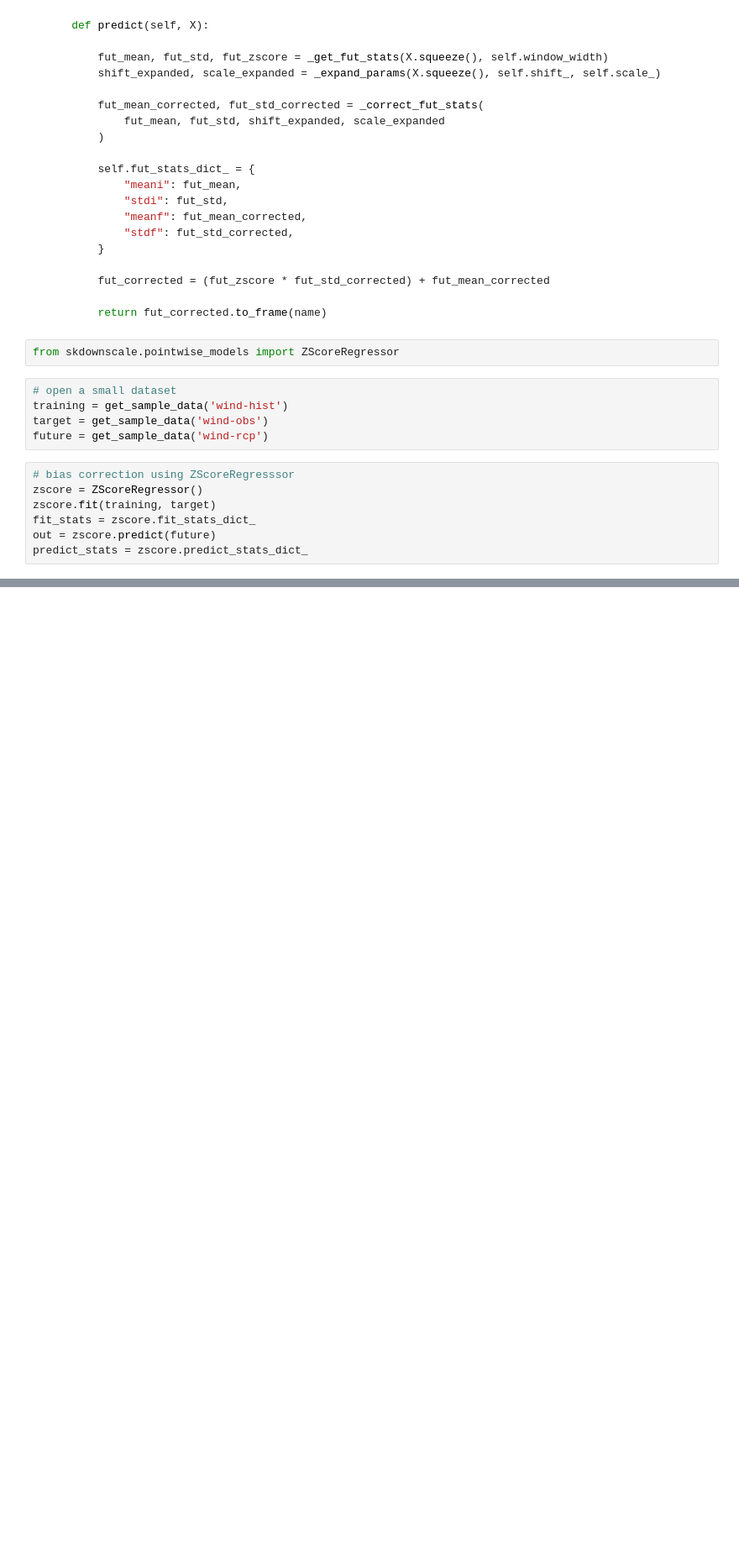
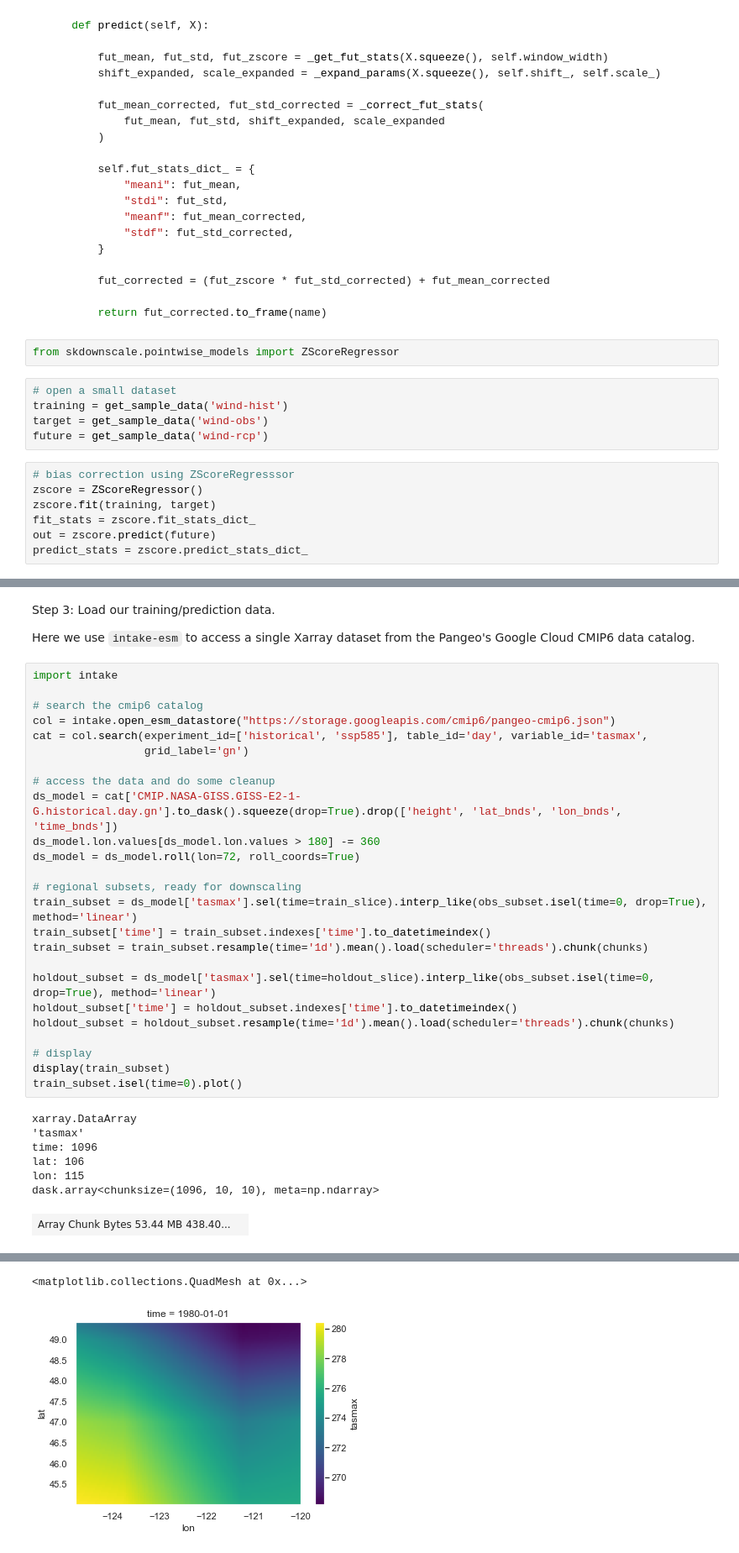
Before and after one commit to pangeo-data/scikit-downscale, a Jupyter notebook: examples/2020ECAHM-scikit-downscale.ipynb, the cells around one changed output, grey strips where cells are left out. Shown at 84% size. Saved outputs shown, nothing was run; the diff lists cells and outputs as text; blank space fills up the shorter version.

```diff
--- a/examples/2020ECAHM-scikit-downscale.ipynb
+++ b/examples/2020ECAHM-scikit-downscale.ipynb
@@ -302,0 +411,37 @@ TODO: JJH
+# %% [markdown]
+Step 3: Load our training/prediction data.
+
+Here we use `intake-esm` to access a single Xarray dataset from the Pangeo's Google Cloud CMIP6 data catalog.
+# %%
+import intake
+
+# search the cmip6 catalog
+col = intake.open_esm_datastore("https://storage.googleapis.com/cmip6/pangeo-cmip6.json")
+cat = col.search(experiment_id=['historical', 'ssp585'], table_id='day', variable_id='tasmax',
+                 grid_label='gn')
+
+# access the data and do some cleanup
+ds_model = cat['CMIP.NASA-GISS.GISS-E2-1-G.historical.day.gn'].to_dask().squeeze(drop=True).drop(['height', 'lat_bnds', 'lon_bnds', 'time_bnds'])
+ds_model.lon.values[ds_model.lon.values > 180] -= 360
+ds_model = ds_model.roll(lon=72, roll_coords=True)
+
+# regional subsets, ready for downscaling
+train_subset = ds_model['tasmax'].sel(time=train_slice).interp_like(obs_subset.isel(time=0, drop=True), method='linear')
+train_subset['time'] = train_subset.indexes['time'].to_datetimeindex()
+train_subset = train_subset.resample(time='1d').mean().load(scheduler='threads').chunk(chunks)
+
+holdout_subset = ds_model['tasmax'].sel(time=holdout_slice).interp_like(obs_subset.isel(time=0, drop=True), method='linear')
+holdout_subset['time'] = holdout_subset.indexes['time'].to_datetimeindex()
+holdout_subset = holdout_subset.resample(time='1d').mean().load(scheduler='threads').chunk(chunks)
+
+# display
+display(train_subset)
+train_subset.isel(time=0).plot()
+# %% [output]
+xarray.DataArray
+'tasmax'
+time: 1096
+lat: 106
+lon: 115
+dask.array<chunksize=(1096, 10, 10), meta=np.ndarray>
+| Array Chunk Bytes 53.44 MB 438.40... |  |
@@ -302,0 +465,2 @@ TODO: JJH
+<matplotlib.collections.QuadMesh at 0x...>
+[figure, added]
```
Also changed, not shown: parts of 35 cells of this notebook, 3 other files.
